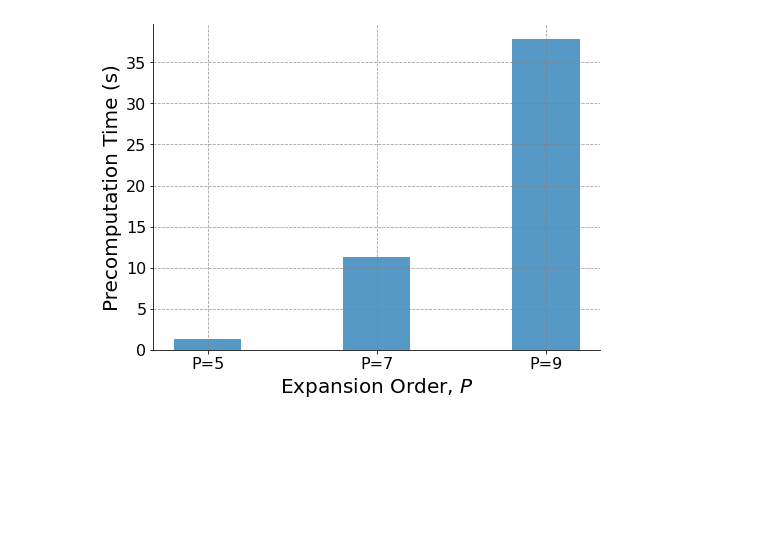
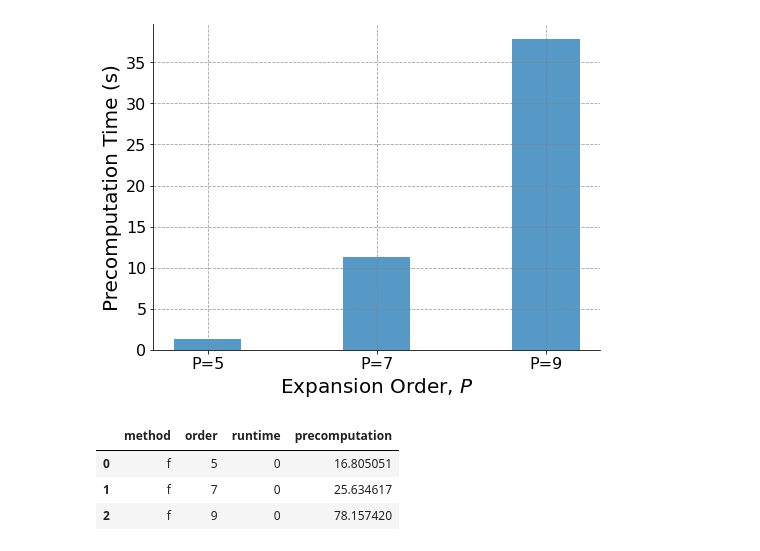
Before and after one commit to skailasa/phd-thesis, a Jupyter notebook: code/ch_3/SVD M2L.ipynb, the cells around one changed output. Saved outputs shown, nothing was run; the diff lists cells and outputs as text; code cells hidden in the pictures; blank space fills up the shorter version.

```diff
--- a/code/ch_3/SVD M2L.ipynb
+++ b/code/ch_3/SVD M2L.ipynb
@@ -65,3 +52,10 @@ ax.set_ylabel('Precomputation Time (s)', size=20)
 fig.savefig(f'svd_m2l_precomputation.png', dpi=300)
 # %% [output]
 [figure]
+# %%
+fft
+# %% [output]
+|  | method | order | runtime | precomputation |
+| 0 | f | 5 | 0 | 16.805051 |
+| 1 | f | 7 | 0 | 25.634617 |
+| 2 | f | 9 | 0 | 78.157420 |
```
Also changed, not shown: parts of 4 cells of this notebook, 14 other files.
